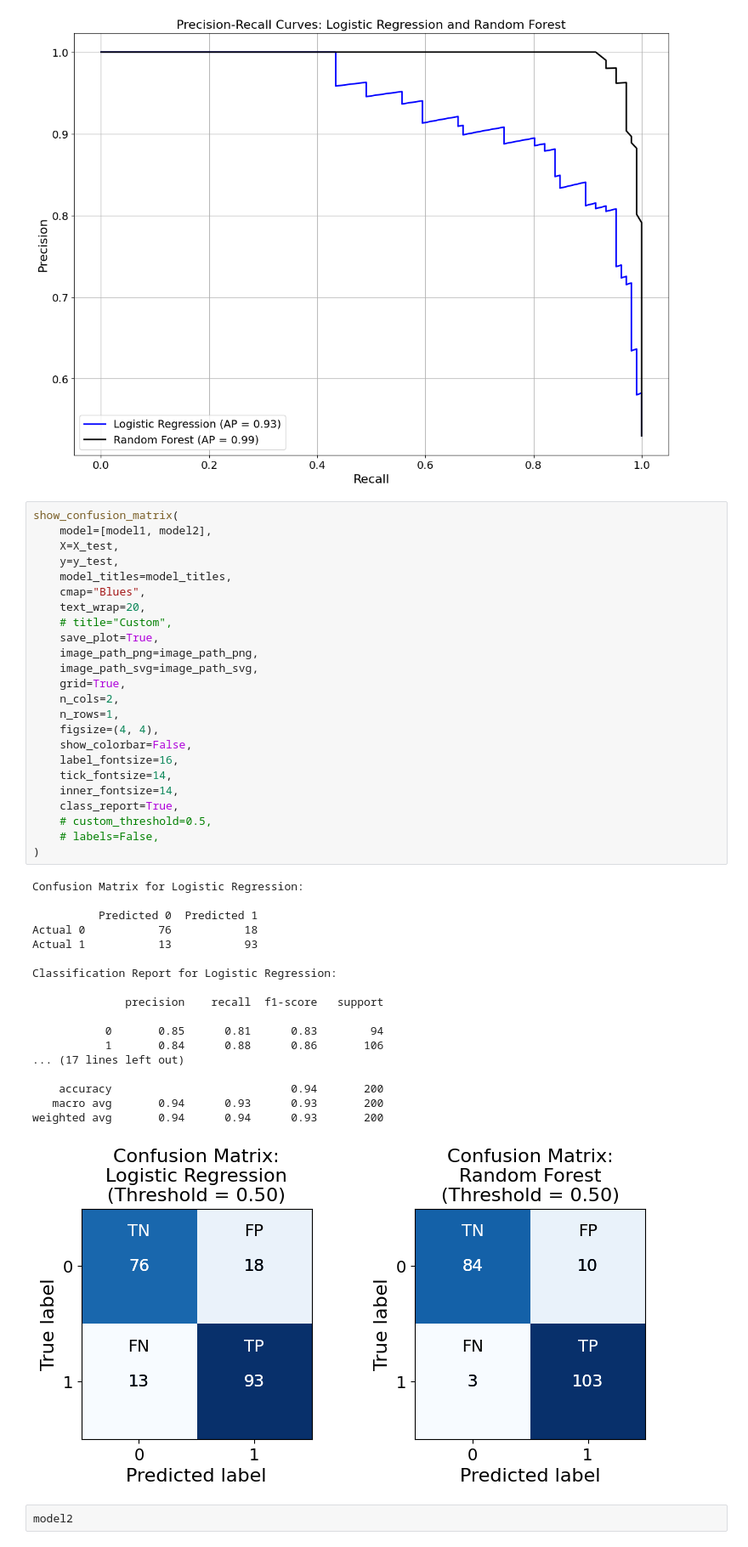
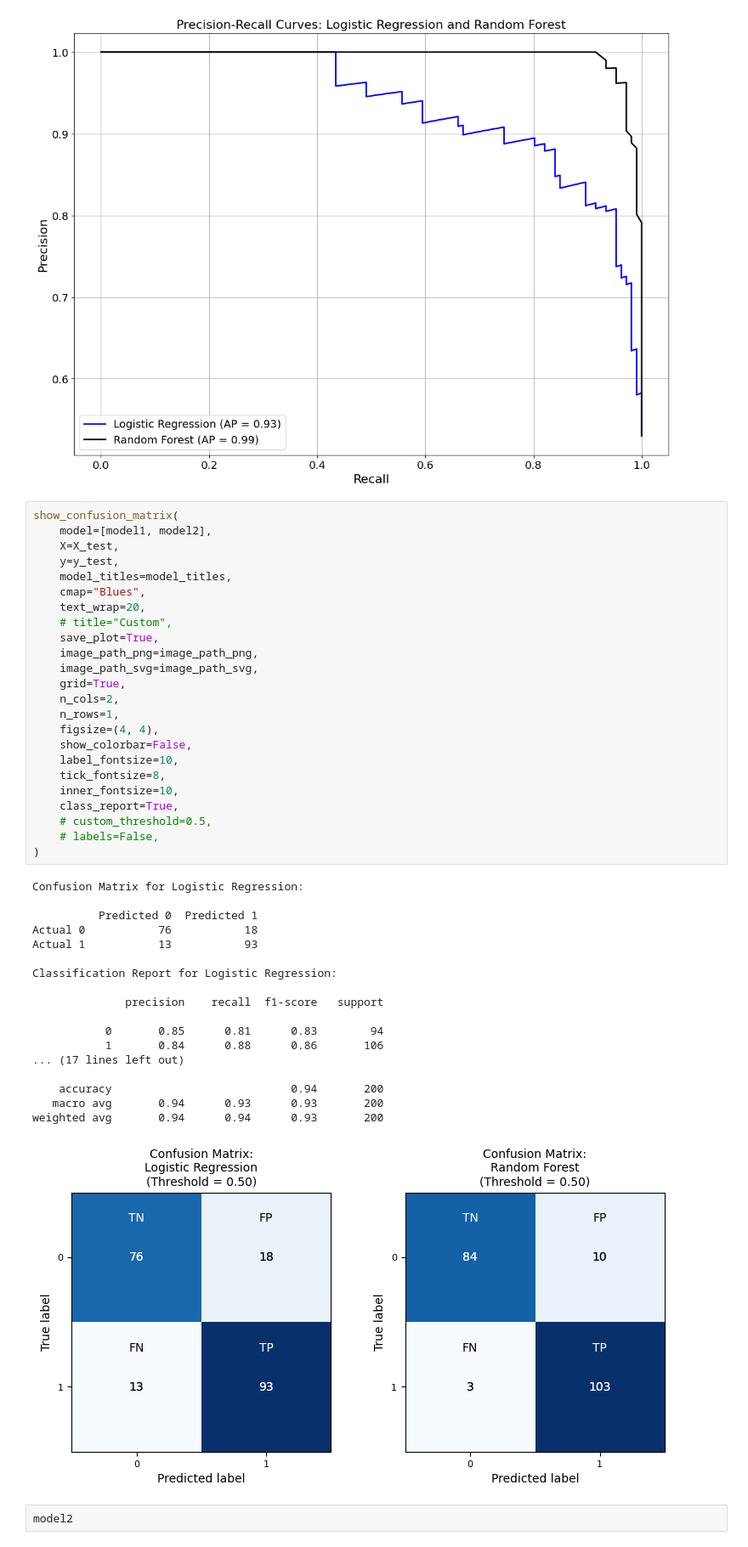
Before and after one commit to lshpaner/model_metrics, a Jupyter notebook: py_notebooks/model_evaluation_docs.ipynb, the cells around one changed output. Shown at 85% size. Cells and saved outputs as stored; diff of their text form.

```diff
--- a/py_notebooks/model_evaluation_docs.ipynb
+++ b/py_notebooks/model_evaluation_docs.ipynb
@@ -199,37 +199,37 @@ show_confusion_matrix(
     save_plot=True,
     image_path_png=image_path_png,
     image_path_svg=image_path_svg,
     grid=True,
     n_cols=2,
     n_rows=1,
     figsize=(4, 4),
     show_colorbar=False,
-    label_fontsize=16,
-    tick_fontsize=14,
-    inner_fontsize=14,
+    label_fontsize=10,
+    tick_fontsize=8,
+    inner_fontsize=10,
     class_report=True,
     # custom_threshold=0.5,
     # labels=False,
 )
 # %% [output]
 Confusion Matrix for Logistic Regression:
 
           Predicted 0  Predicted 1
 Actual 0           76           18
 Actual 1           13           93
 
 Classification Report for Logistic Regression:
 
               precision    recall  f1-score   support
 
            0       0.85      0.81      0.83        94
            1       0.84      0.88      0.86       106
 ... (17 lines left out)
 
     accuracy                           0.94       200
    macro avg       0.94      0.93      0.93       200
 weighted avg       0.94      0.94      0.93       200
-[figure, old version]
+[figure, new version]
 # %%
 model2
 # %% [markdown]
```
Also changed, not shown: 42 other files.
